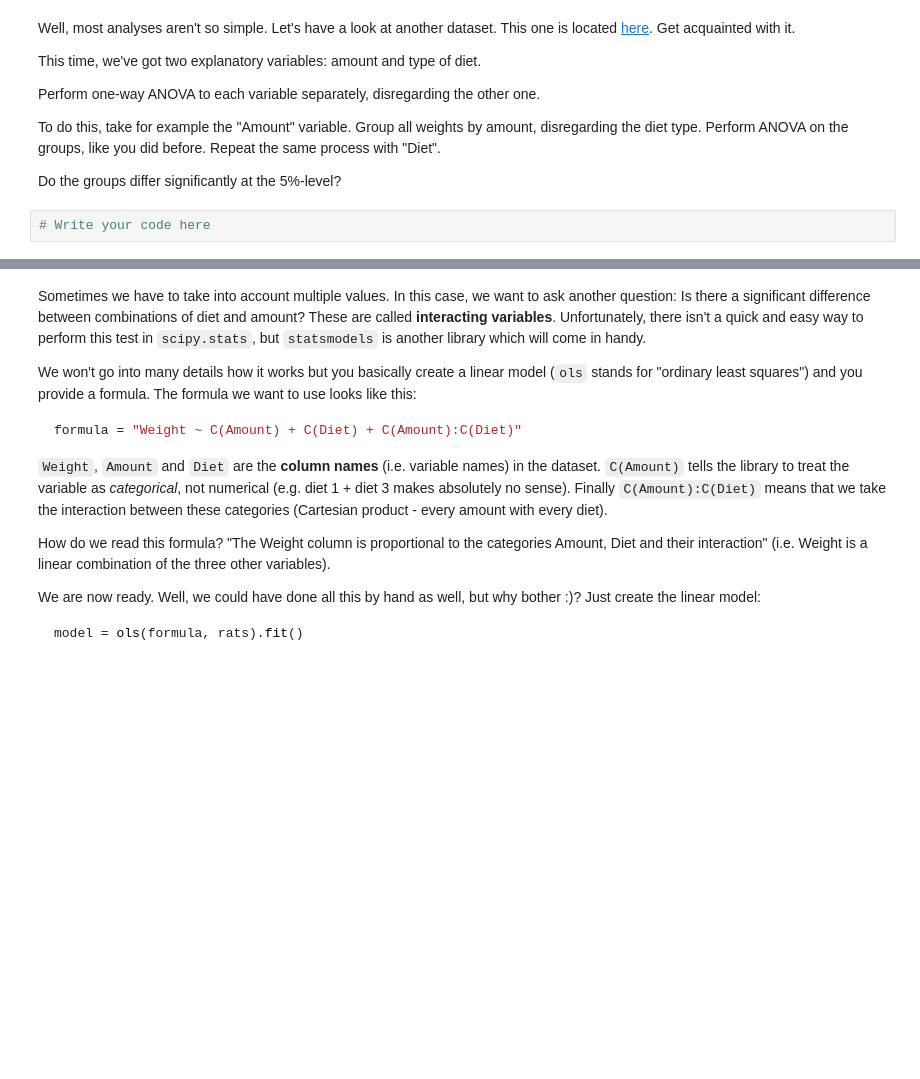
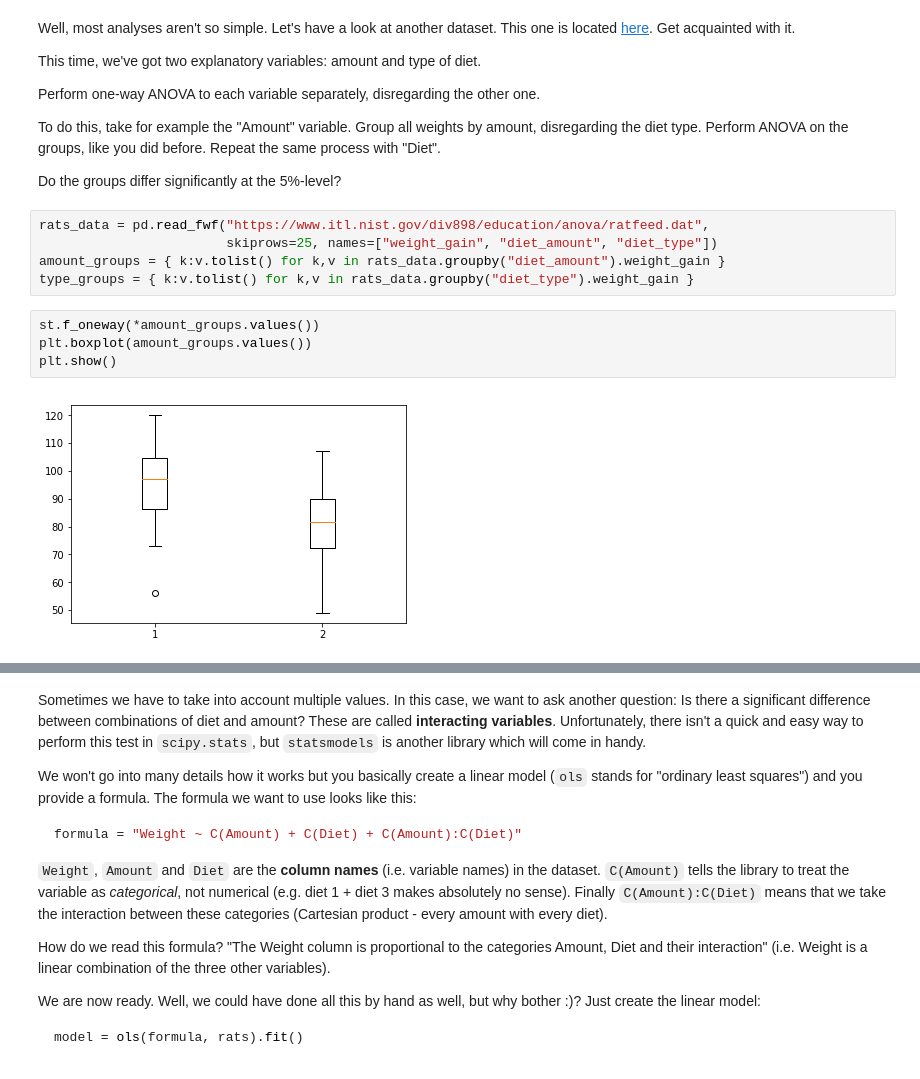
Before and after one commit to HristoRaykov/ArtIntelligence-04.2019, a Jupyter notebook: MathConcepts/07.HypothesisTesting/14. Hypothesis-Testing-Exercise/Hypothesis Testing Exercise.ipynb, the cells around one changed output, grey strips where cells are left out. Drawn from its saved outputs; the diff is of its cells as text; blank space fills up the shorter version.

```diff
--- a/MathConcepts/07.HypothesisTesting/14. Hypothesis-Testing-Exercise/Hypothesis Testing Exercise.ipynb
+++ b/MathConcepts/07.HypothesisTesting/14. Hypothesis-Testing-Exercise/Hypothesis Testing Exercise.ipynb
@@ -97,5 +116,14 @@ Perform one-way ANOVA to each variable separately, disregarding the other one.
 To do this, take for example the "Amount" variable. Group all weights by amount, disregarding the diet type. Perform ANOVA on the groups, like you did before. Repeat the same process with "Diet".
 
 Do the groups differ significantly at the 5%-level?
-# %%
-# Write your code here
+# %%
+rats_data = pd.read_fwf("https://www.itl.nist.gov/div898/education/anova/ratfeed.dat",
+                        skiprows=25, names=["weight_gain", "diet_amount", "diet_type"])
+amount_groups = { k:v.tolist() for k,v in rats_data.groupby("diet_amount").weight_gain }
+type_groups = { k:v.tolist() for k,v in rats_data.groupby("diet_type").weight_gain }
+# %%
+st.f_oneway(*amount_groups.values())
+plt.boxplot(amount_groups.values())
+plt.show()
+# %% [output]
+[figure, added]
```
Also changed, not shown: parts of 16 cells of this notebook.
